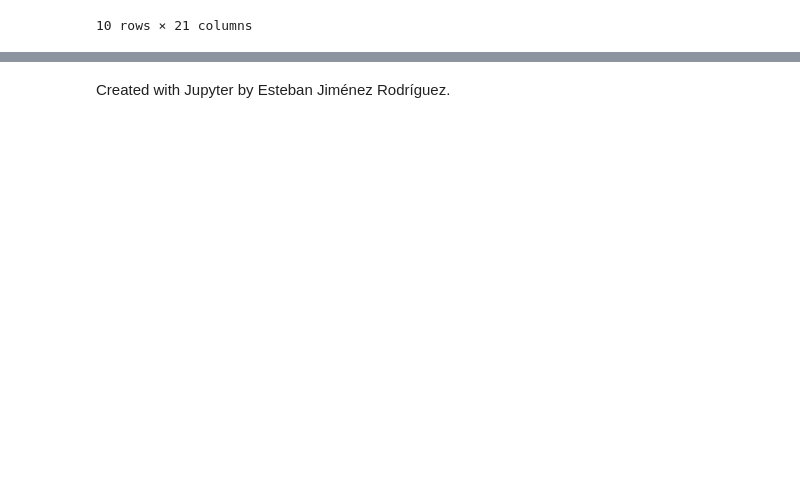
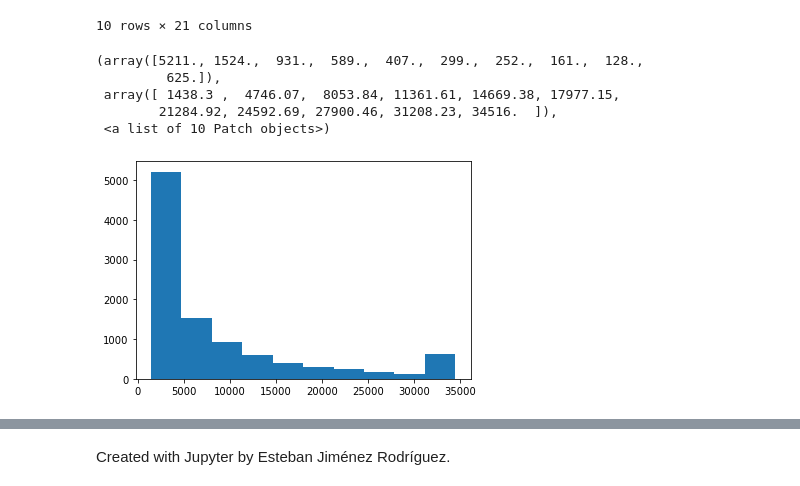
Before and after one commit to IvanArellanoRuelas/ProyectoModulo1_ArellanoI_LafargaI, a Jupyter notebook: ProyectoModulo1_ArellanoI_LafargaI.ipynb, the cells around one changed output, grey strips where cells are left out. Cells and saved outputs as stored; diff of their text form; code cells hidden in the pictures; blank space fills up the shorter version.

```diff
--- a/ProyectoModulo1_ArellanoI_LafargaI.ipynb
+++ b/ProyectoModulo1_ArellanoI_LafargaI.ipynb
@@ -97,0 +96,9 @@ db.head(10)
+# %%
+plt.hist(db['Credit_Limit'])
+# %% [output]
+(array([5211., 1524.,  931.,  589.,  407.,  299.,  252.,  161.,  128.,
+         625.]),
+ array([ 1438.3 ,  4746.07,  8053.84, 11361.61, 14669.38, 17977.15,
+        21284.92, 24592.69, 27900.46, 31208.23, 34516.  ]),
+ <a list of 10 Patch objects>)
+[figure, added]
```
Also changed, not shown: parts of 4 cells of this notebook.
